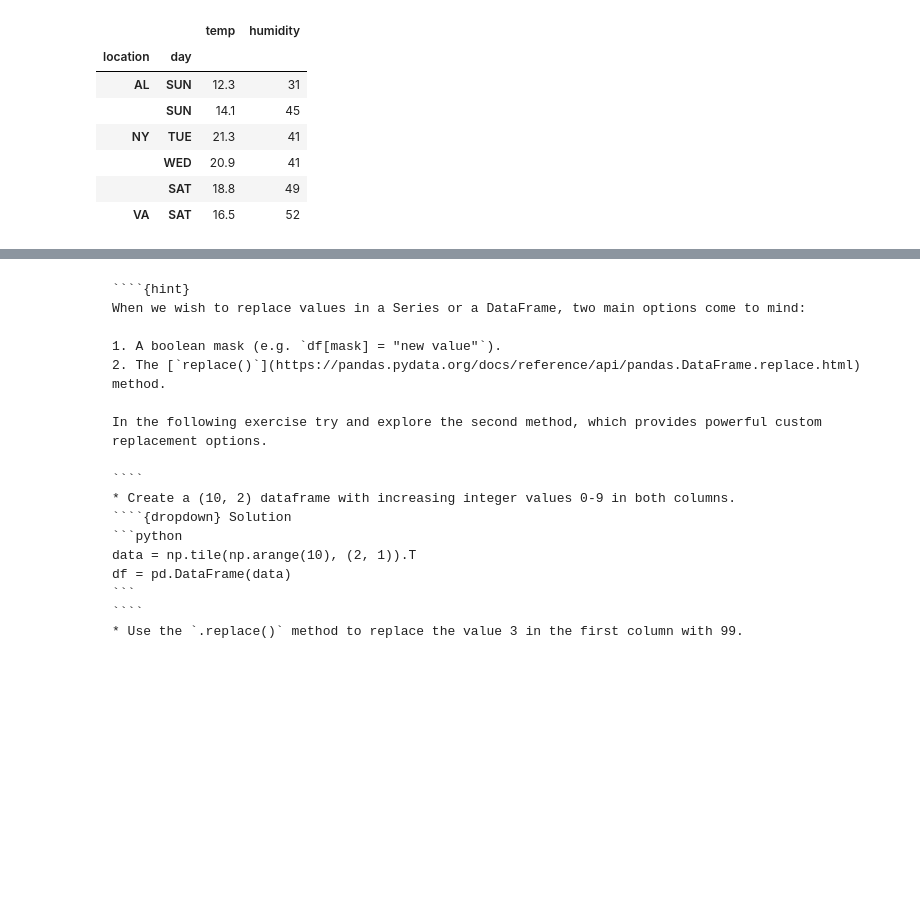
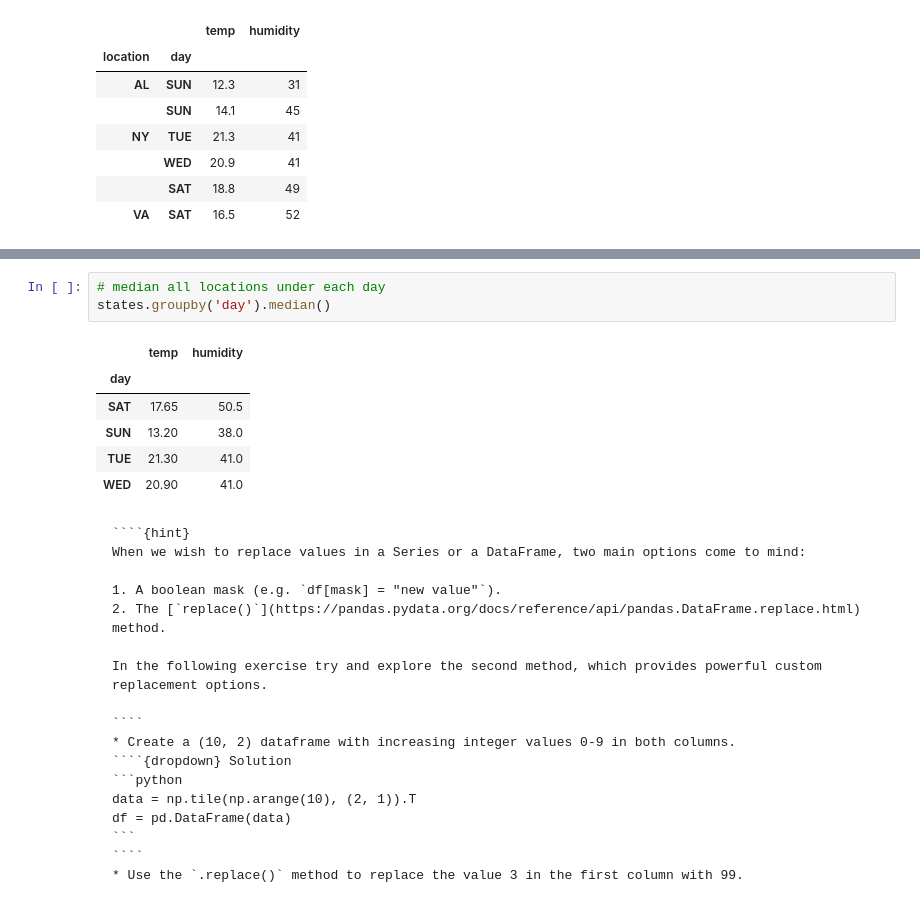
Before and after one commit to sagol-python-for-neuroscientists/textbook-public, a Jupyter notebook: source/classes/class_6/class_6.ipynb, the cells around one changed output, grey strips where cells are left out. Saved outputs shown, nothing was run; the diff lists cells and outputs as text; blank space fills up the shorter version.

```diff
--- a/source/classes/class_6/class_6.ipynb
+++ b/source/classes/class_6/class_6.ipynb
@@ -1140 +1290,11 @@ states.median(level='day')
+# %%
+# median all locations under each day
+states.groupby('day').median()
+# %% [output]
+|  | temp | humidity |
+| day |  |  |
+| SAT | 17.65 | 50.5 |
+| SUN | 13.20 | 38.0 |
+| TUE | 21.30 | 41.0 |
+| WED | 20.90 | 41.0 |
 # %% [markdown]
```
Also changed, not shown: parts of 58 cells of this notebook, 1 other file.
